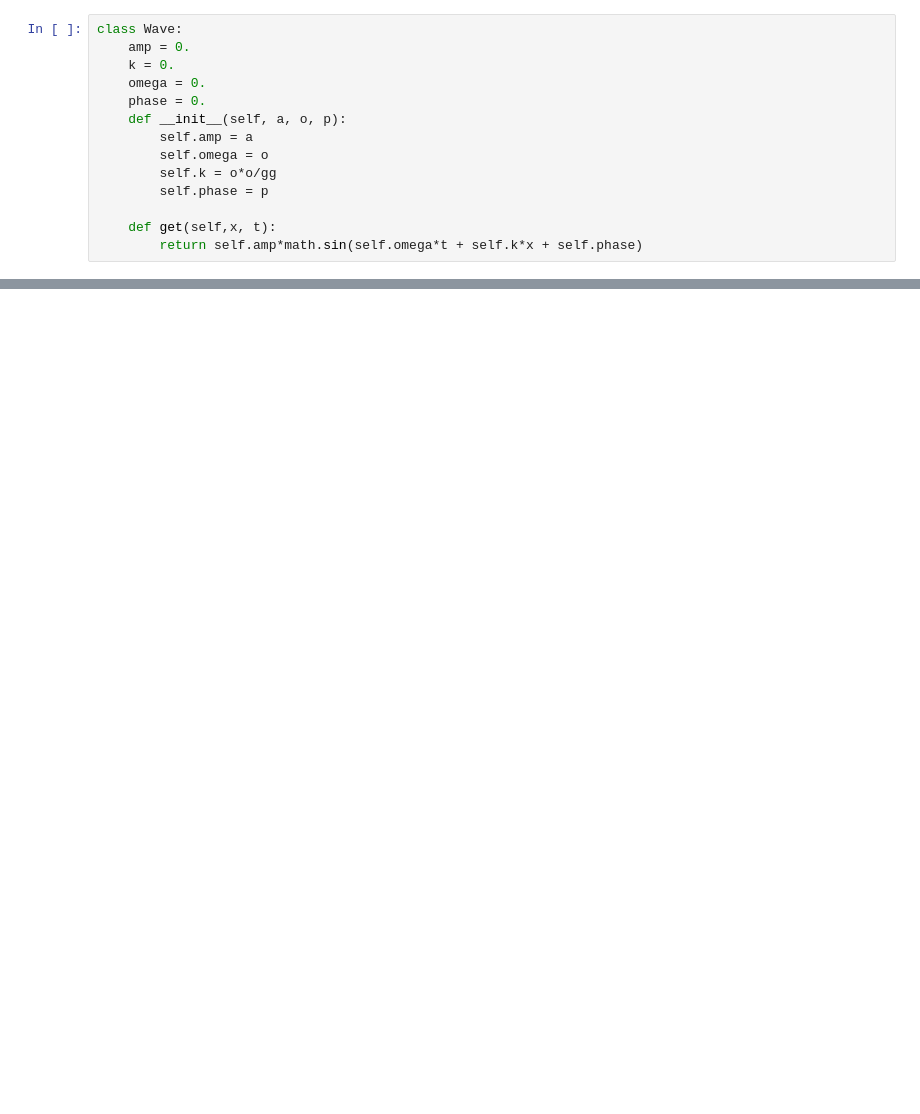
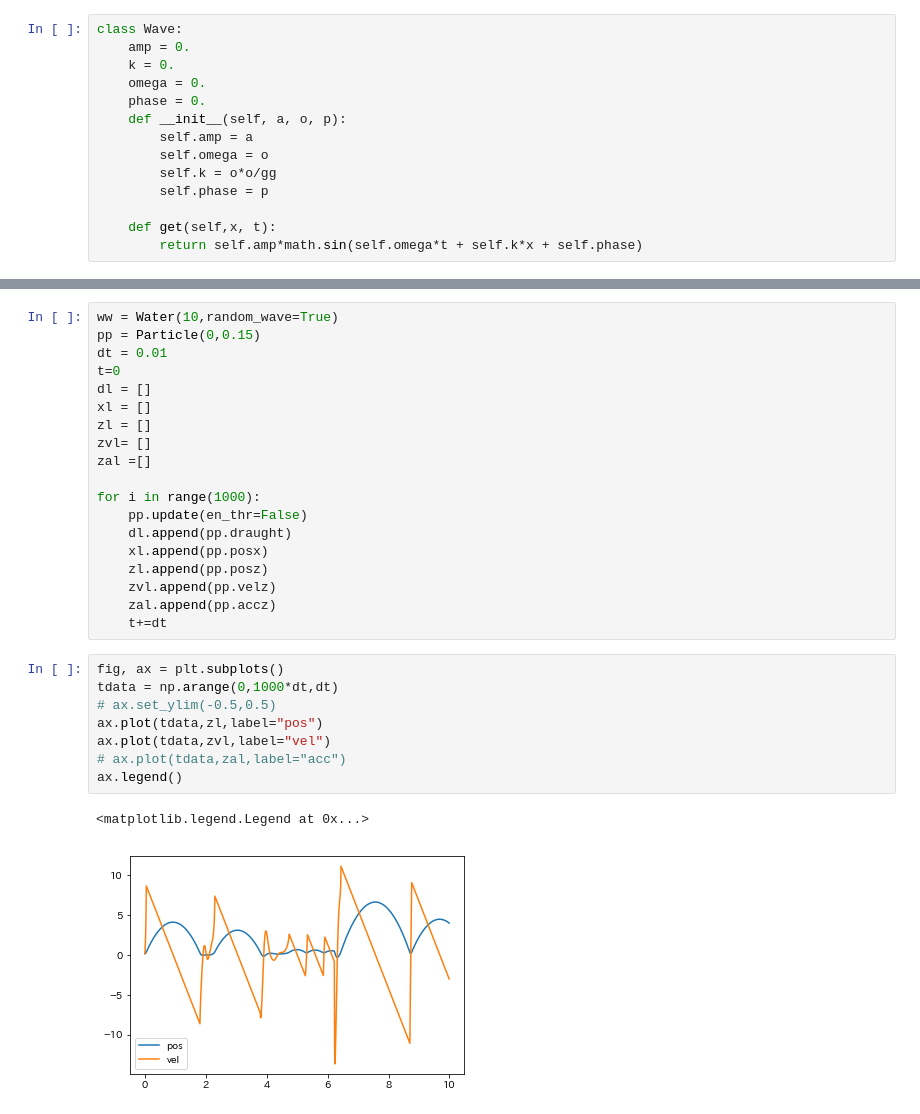
Before and after one commit to shiokoala/soturon, a Jupyter notebook: ship.ipynb, the cells around one changed output, grey strips where cells are left out. Saved outputs shown, nothing was run; the diff lists cells and outputs as text; blank space fills up the shorter version.

```diff
--- a/ship.ipynb
+++ b/ship.ipynb
@@ -145,0 +157,30 @@ class Particle:
+# %%
+ww = Water(10,random_wave=True)
+pp = Particle(0,0.15)
+dt = 0.01
+t=0
+dl = []
+xl = []
+zl = []
+zvl= []
+zal =[]
+
+for i in range(1000):
+    pp.update(en_thr=False)
+    dl.append(pp.draught)
+    xl.append(pp.posx)
+    zl.append(pp.posz)
+    zvl.append(pp.velz)
+    zal.append(pp.accz)
+    t+=dt
+# %%
+fig, ax = plt.subplots()
+tdata = np.arange(0,1000*dt,dt)
+# ax.set_ylim(-0.5,0.5)
+ax.plot(tdata,zl,label="pos")
+ax.plot(tdata,zvl,label="vel")
+# ax.plot(tdata,zal,label="acc")
+ax.legend()
+# %% [output]
+<matplotlib.legend.Legend at 0x...>
+[figure, added]
```
Also changed, not shown: parts of 7 cells of this notebook, 3 other files.
